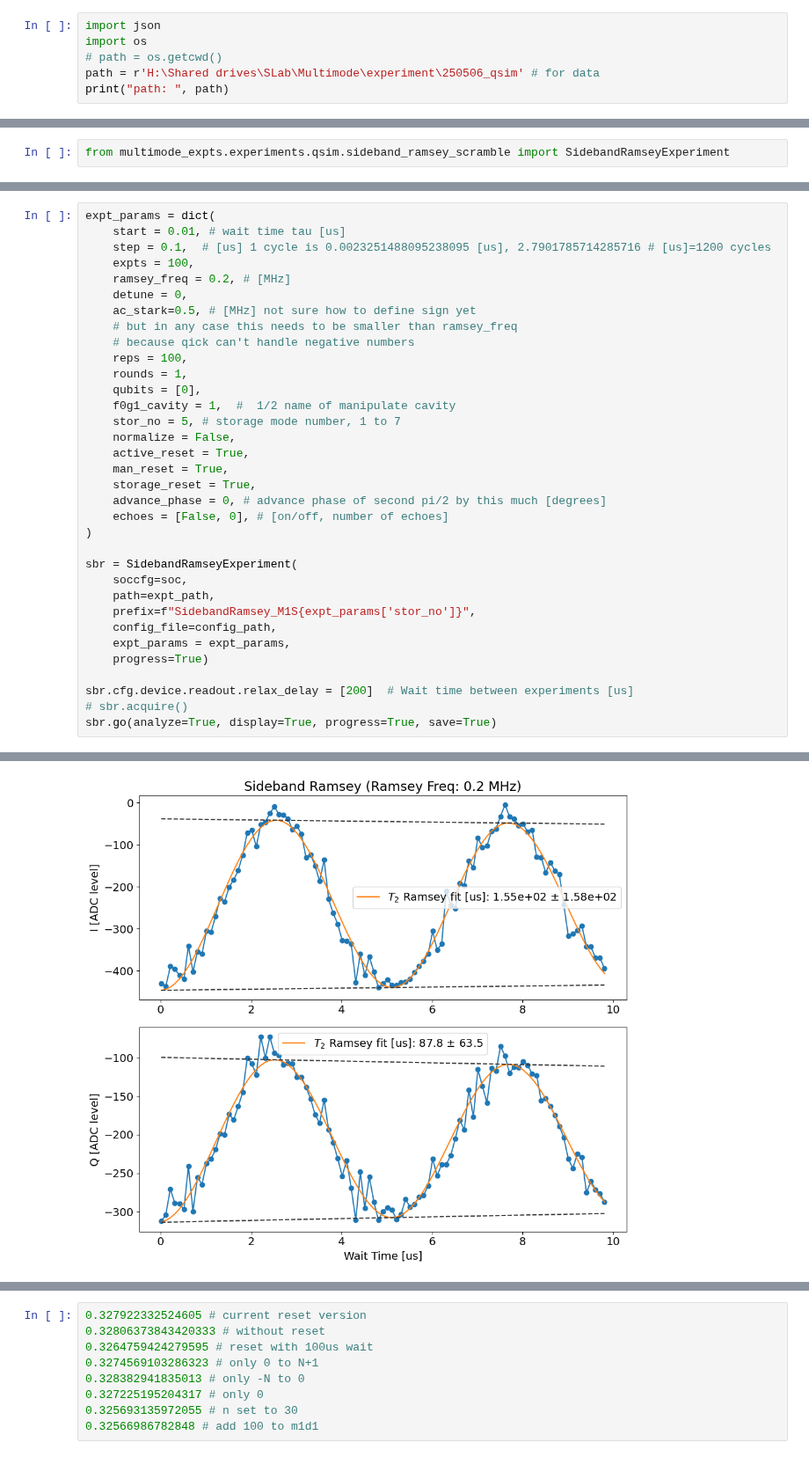
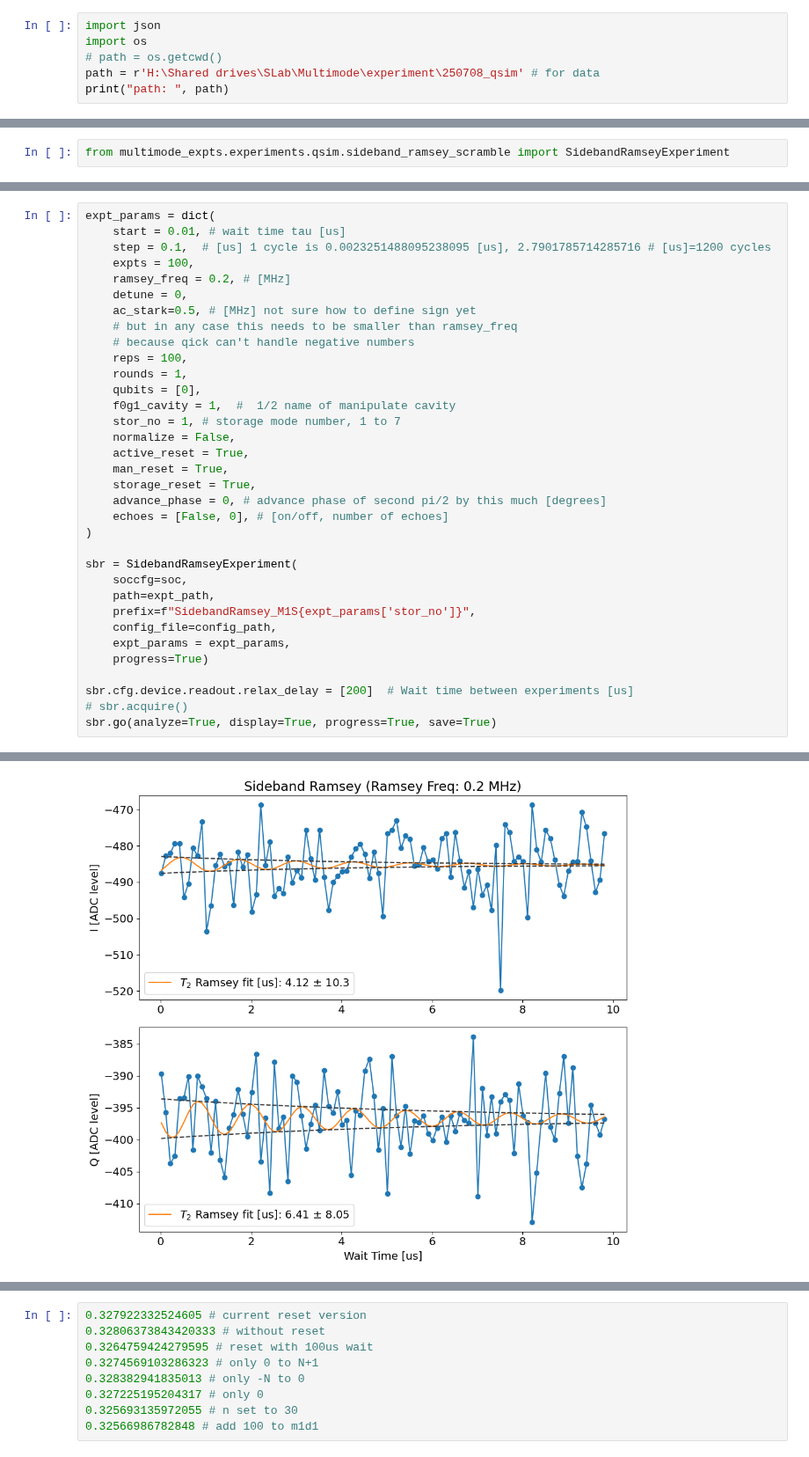
Before and after one commit to SchusterLab/multimode_expts, a Jupyter notebook: qsim_experiments.ipynb, the cells around one changed output, grey strips where cells are left out. Shown at 88% size. Saved outputs shown, nothing was run; the diff lists cells and outputs as text.

```diff
--- a/qsim_experiments.ipynb
+++ b/qsim_experiments.ipynb
@@ -40,6 +40,6 @@ Could not load Autonics TM4 Driver
 import json
 import os
 # path = os.getcwd()
-path = r'H:\Shared drives\SLab\Multimode\experiment\250506_qsim' # for data
+path = r'H:\Shared drives\SLab\Multimode\experiment\250708_qsim' # for data
 print("path: ", path)
 # %% [output]
@@ -203,7 +221,7 @@ expt_params = dict(
     rounds = 1,
     qubits = [0],
     f0g1_cavity = 1,  #  1/2 name of manipulate cavity
-    stor_no = 5, # storage mode number, 1 to 7
+    stor_no = 1, # storage mode number, 1 to 7
     normalize = False,
     active_reset = True,
     man_reset = True,
@@ -239,4 +262,4 @@ T2 Ramsey from fit Q [us]: 87.80237732714838
-[figure, old version]
+[figure, new version]
 # %%
 idata = sbr.data['idata']
 idata = idata.reshape((len(idata)//4,4))
```
Also changed, not shown: parts of 14 cells of this notebook, 2 other files.
